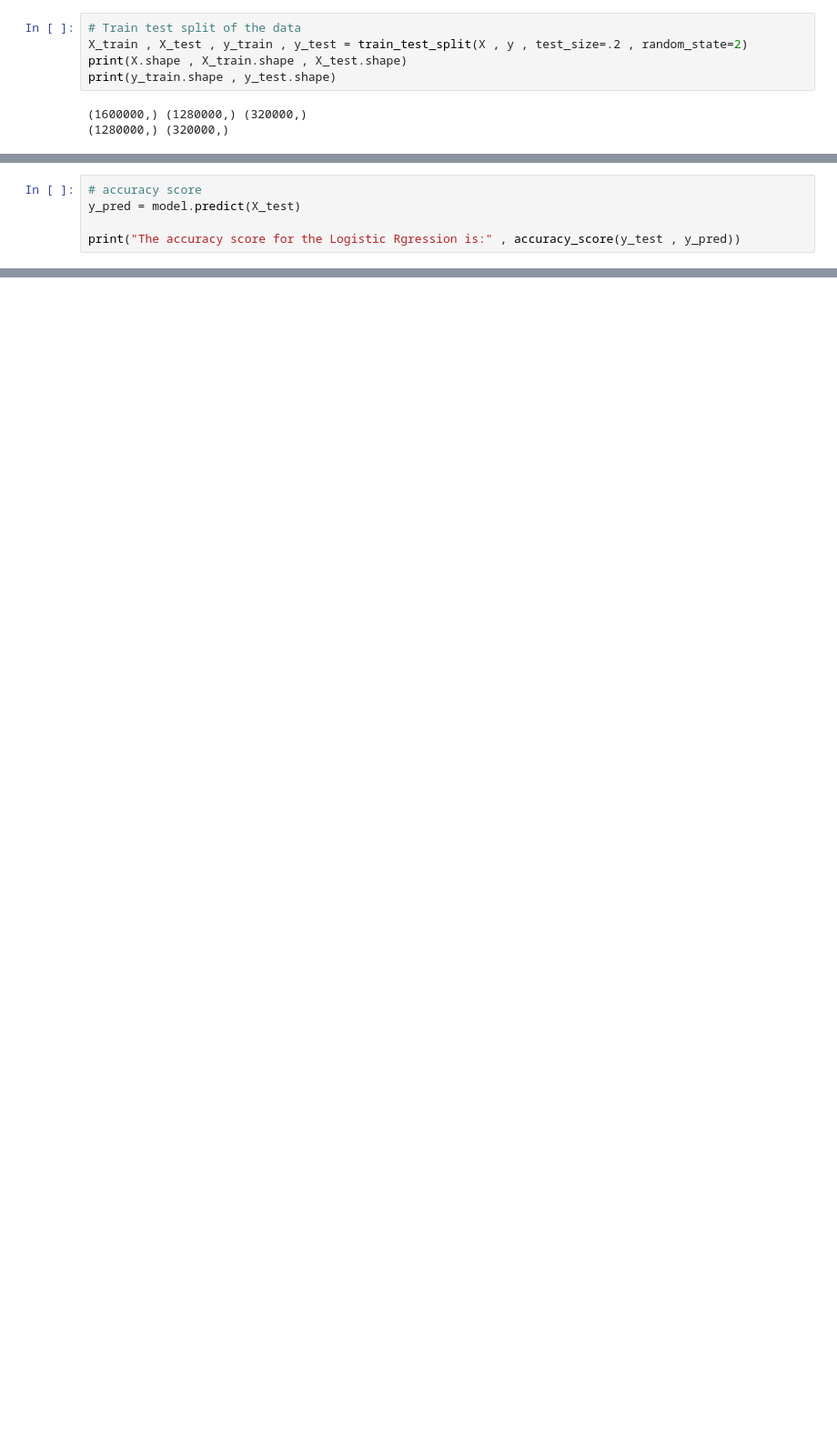
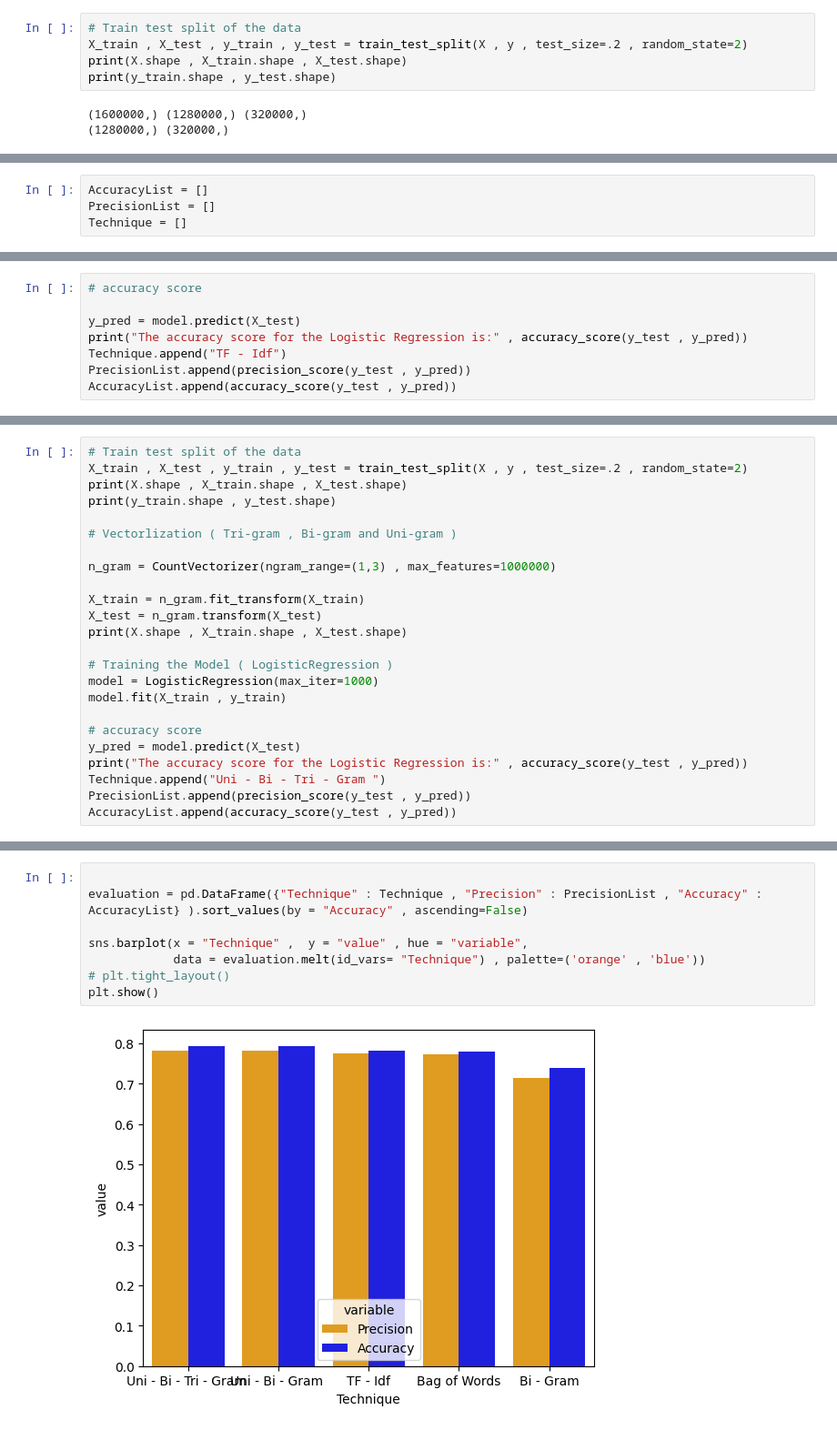
Before and after one commit to Shantnu-singh/Twitter-Sentiment-Analysis, a Jupyter notebook: main.ipynb, the cells around one changed output, grey strips where cells are left out. Shown at 91% size. Drawn from its saved outputs; the diff is of its cells as text; blank space fills up the shorter version.

```diff
--- a/main.ipynb
+++ b/main.ipynb
@@ -151,2 +192,6 @@ print(X.shape , X_train.shape , X_test.shape)
+# %%
+AccuracyList = []
+PrecisionList = []
+Technique = []
 # %%
 # Training the Model ( LogisticRegression )
@@ -157,7 +202,10 @@ model.fit(X_train , y_train)
 LogisticRegression(max_iter=1000)
 # %%
 # accuracy score
+
 y_pred = model.predict(X_test)
-
-print("The accuracy score for the Logistic Rgression is:" , accuracy_score(y_test , y_pred))
+print("The accuracy score for the Logistic Regression is:" , accuracy_score(y_test , y_pred))
+Technique.append("TF - Idf")
+PrecisionList.append(precision_score(y_test , y_pred))
+AccuracyList.append(accuracy_score(y_test , y_pred))
 # %% [output]
@@ -210,0 +309,24 @@ TypeError: A sparse matrix was passed, but dense data is required. Use X.toarray
+# %%
+# Train test split of the data
+X_train , X_test , y_train , y_test = train_test_split(X , y , test_size=.2 , random_state=2)
+print(X.shape , X_train.shape , X_test.shape)
+print(y_train.shape , y_test.shape)
+
+# Vectorlization ( Tri-gram , Bi-gram and Uni-gram )
+
+n_gram = CountVectorizer(ngram_range=(1,3) , max_features=1000000)
+
+X_train = n_gram.fit_transform(X_train)
+X_test = n_gram.transform(X_test)
+print(X.shape , X_train.shape , X_test.shape)
+
+# Training the Model ( LogisticRegression )
+model = LogisticRegression(max_iter=1000)
+model.fit(X_train , y_train)
+
+# accuracy score
+y_pred = model.predict(X_test)
+print("The accuracy score for the Logistic Regression is:" , accuracy_score(y_test , y_pred))
+Technique.append("Uni - Bi - Tri - Gram ")
+PrecisionList.append(precision_score(y_test , y_pred))
+AccuracyList.append(accuracy_score(y_test , y_pred))
@@ -210,0 +338,10 @@ TypeError: A sparse matrix was passed, but dense data is required. Use X.toarray
+# %%
+
+evaluation = pd.DataFrame({"Technique" : Technique , "Precision" : PrecisionList , "Accuracy" : AccuracyList} ).sort_values(by = "Accuracy" , ascending=False)
+
+sns.barplot(x = "Technique" ,  y = "value" , hue = "variable",
+            data = evaluation.melt(id_vars= "Technique") , palette=('orange' , 'blue'))
+# plt.tight_layout()
+plt.show()
+# %% [output]
+[figure, added]
```
Also changed, not shown: parts of 34 cells of this notebook.
